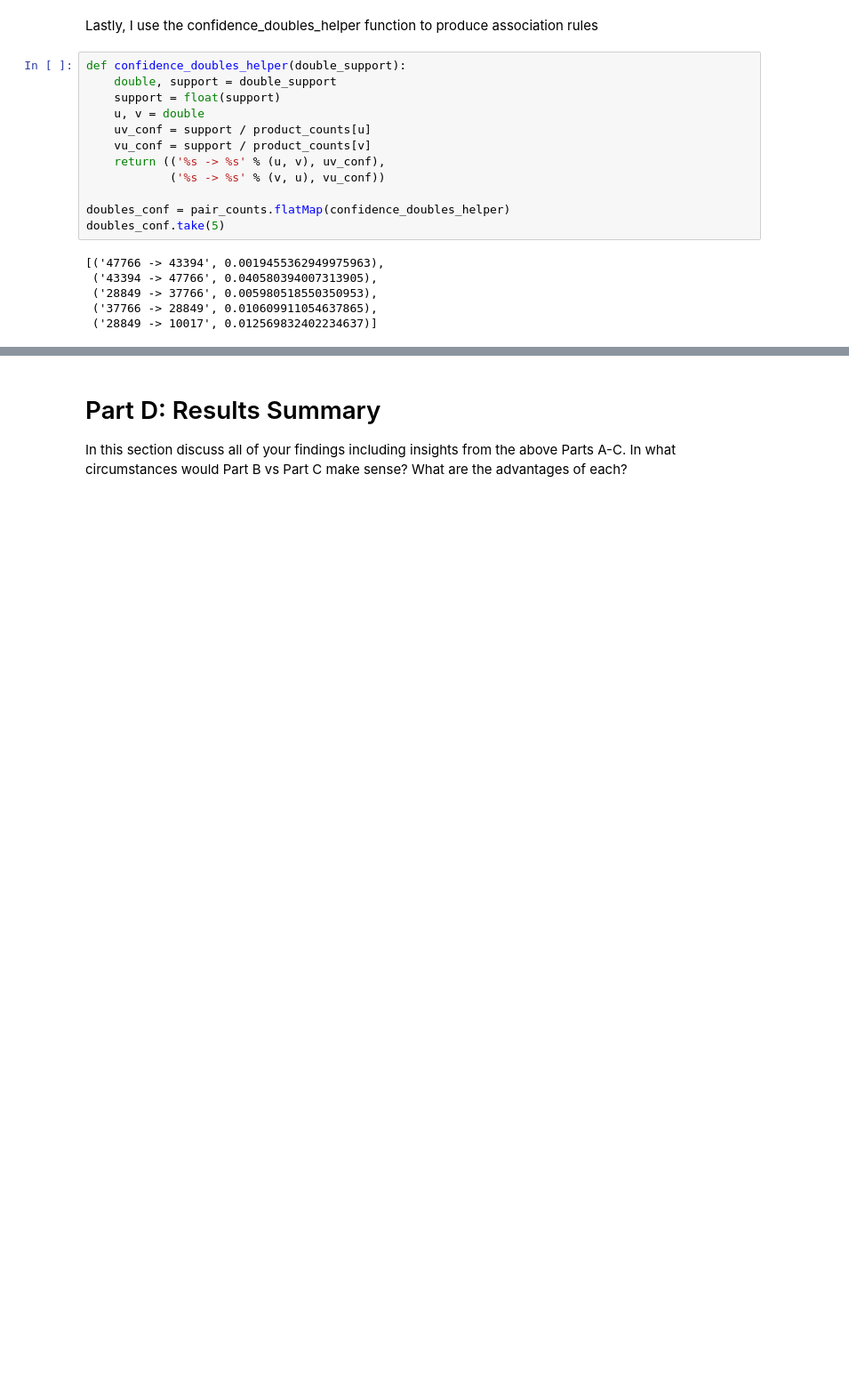
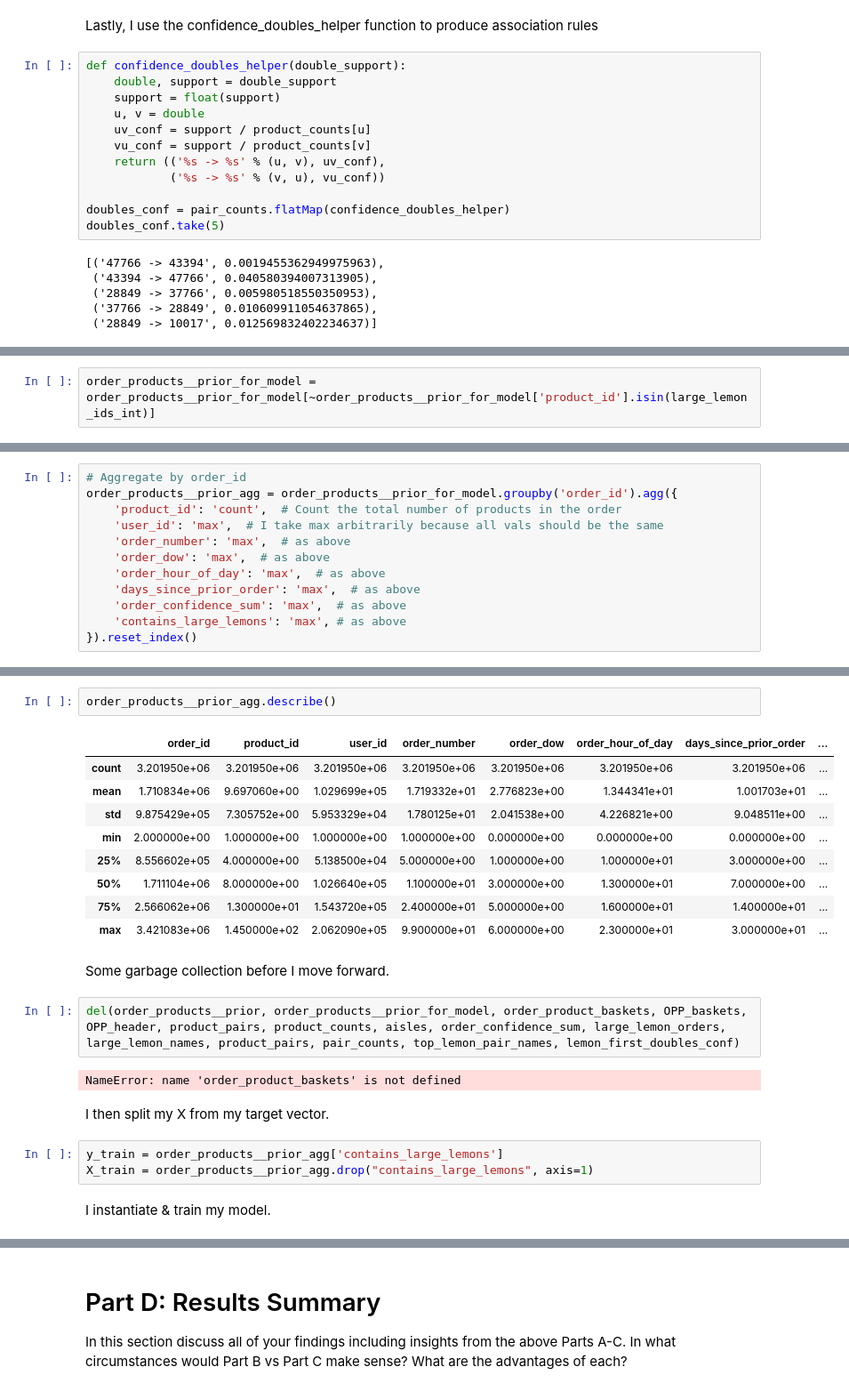
Before and after one commit to Disco-Gnome/CSC84040, a Jupyter notebook: Assignments/McNeil_Ryan_assignment1.ipynb, the cells around one changed output, grey strips where cells are left out. Shown at 89% size. Cells and saved outputs as stored; diff of their text form; blank space fills up the shorter version.

```diff
--- a/Assignments/McNeil_Ryan_assignment1.ipynb
+++ b/Assignments/McNeil_Ryan_assignment1.ipynb
@@ -466,0 +908,2 @@ everything you are doing.
+# %%
+order_products__prior_for_model = order_products__prior_for_model[~order_products__prior_for_model['product_id'].isin(large_lemon_ids_int)]
@@ -466,0 +912,12 @@ everything you are doing.
+# %%
+# Aggregate by order_id
+order_products__prior_agg = order_products__prior_for_model.groupby('order_id').agg({
+    'product_id': 'count',  # Count the total number of products in the order
+    'user_id': 'max',  # I take max arbitrarily because all vals should be the same
+    'order_number': 'max',  # as above
+    'order_dow': 'max',  # as above
+    'order_hour_of_day': 'max',  # as above
+    'days_since_prior_order': 'max',  # as above
+    'order_confidence_sum': 'max',  # as above
+    'contains_large_lemons': 'max', # as above
+}).reset_index()
@@ -466,0 +929,25 @@ everything you are doing.
+# %%
+order_products__prior_agg.describe()
+# %% [output]
+|  | order_id | product_id | user_id | order_number | order_dow | order_hour_of_day | days_since_prior_order | ... |
+| count | 3.201950e+06 | 3.201950e+06 | 3.201950e+06 | 3.201950e+06 | 3.201950e+06 | 3.201950e+06 | 3.201950e+06 | ... |
+| mean | 1.710834e+06 | 9.697060e+00 | 1.029699e+05 | 1.719332e+01 | 2.776823e+00 | 1.344341e+01 | 1.001703e+01 | ... |
+| std | 9.875429e+05 | 7.305752e+00 | 5.953329e+04 | 1.780125e+01 | 2.041538e+00 | 4.226821e+00 | 9.048511e+00 | ... |
+| min | 2.000000e+00 | 1.000000e+00 | 1.000000e+00 | 1.000000e+00 | 0.000000e+00 | 0.000000e+00 | 0.000000e+00 | ... |
+| 25% | 8.556602e+05 | 4.000000e+00 | 5.138500e+04 | 5.000000e+00 | 1.000000e+00 | 1.000000e+01 | 3.000000e+00 | ... |
+| 50% | 1.711104e+06 | 8.000000e+00 | 1.026640e+05 | 1.100000e+01 | 3.000000e+00 | 1.300000e+01 | 7.000000e+00 | ... |
+| 75% | 2.566062e+06 | 1.300000e+01 | 1.543720e+05 | 2.400000e+01 | 5.000000e+00 | 1.600000e+01 | 1.400000e+01 | ... |
+| max | 3.421083e+06 | 1.450000e+02 | 2.062090e+05 | 9.900000e+01 | 6.000000e+00 | 2.300000e+01 | 3.000000e+01 | ... |
+# %% [markdown]
+Some garbage collection before I move forward.
+# %%
+del(order_products__prior, order_products__prior_for_model, order_product_baskets, OPP_baskets, OPP_header, product_pairs, product_counts, aisles, order_confidence_sum, large_lemon_orders, large_lemon_names, product_pairs, pair_counts, top_lemon_pair_names, lemon_first_doubles_conf)
+# %% [output]
+NameError: name 'order_product_baskets' is not defined
+# %% [markdown]
+I then split my X from my target vector.
+# %%
+y_train = order_products__prior_agg['contains_large_lemons']
+X_train = order_products__prior_agg.drop("contains_large_lemons", axis=1)
+# %% [markdown]
+I instantiate & train my model.
```
Also changed, not shown: parts of 94 cells of this notebook.
